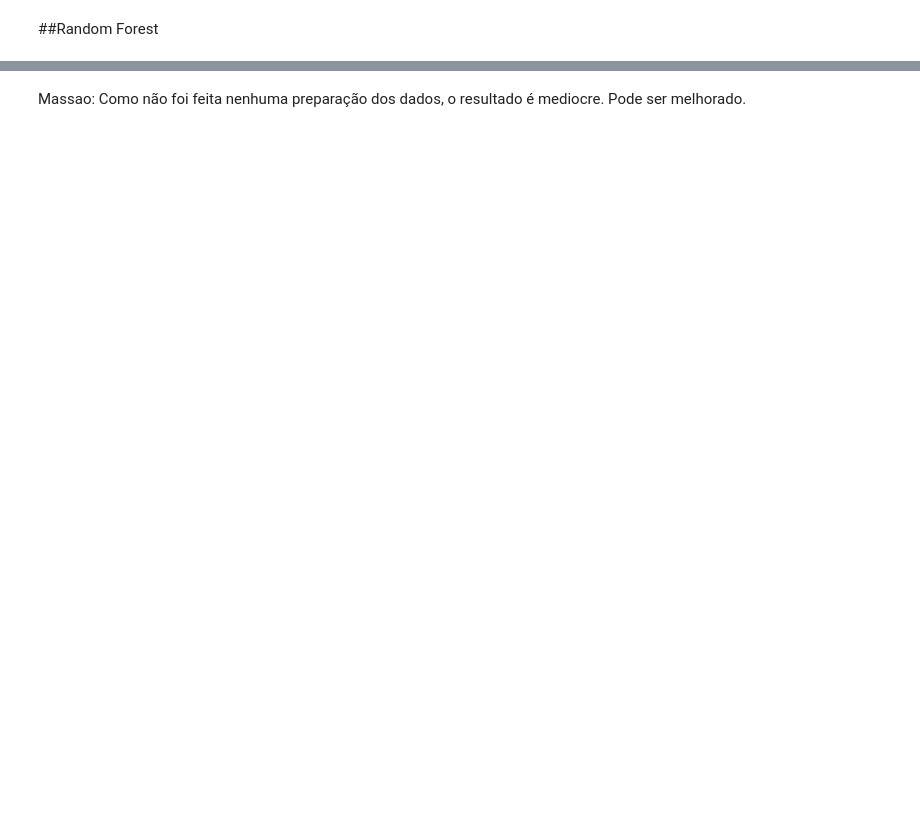
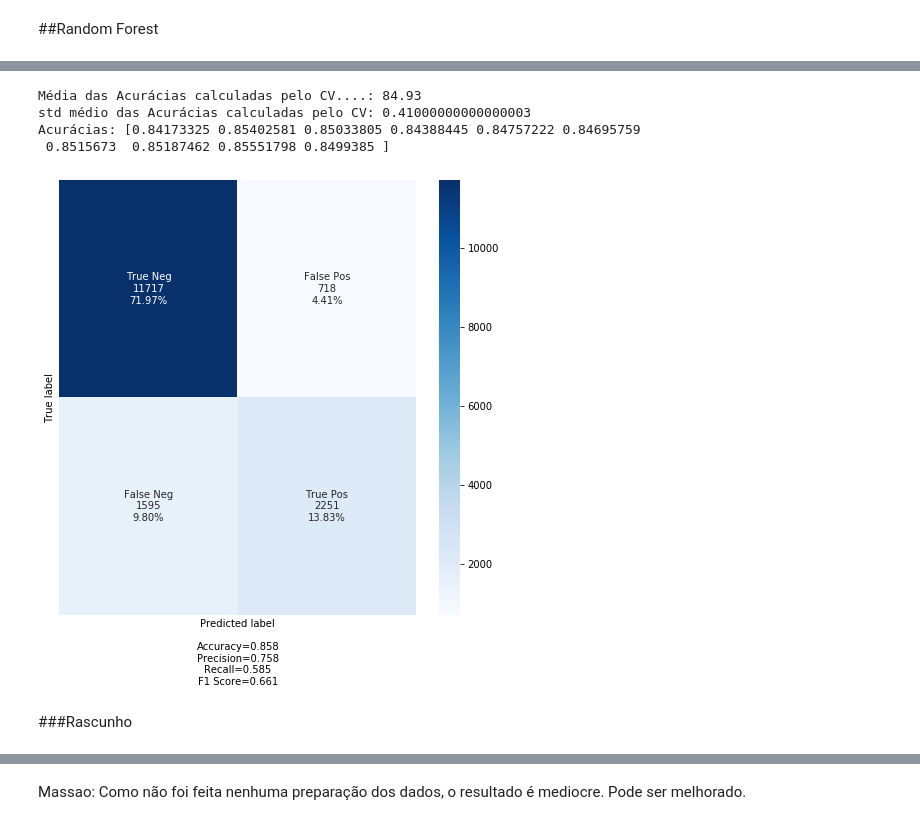
Before and after one commit to massaoHigaskino/DSWP, a Jupyter notebook: dswp_grupo1.ipynb, the cells around one changed output, grey strips where cells are left out. Saved outputs shown, nothing was run; the diff lists cells and outputs as text; code cells hidden in the pictures; blank space fills up the shorter version.

```diff
--- a/dswp_grupo1.ipynb
+++ b/dswp_grupo1.ipynb
@@ -991,3 +1219,14 @@ processRandomForest.start()
+# %%
+processRandomForest = ProcessRandomForest(i_Seed, i_CV, df_50k_X, df_50k_y, df_50k_test_y, df_50k_test_X)
+processRandomForest.start()
+# %% [output]
+Média das Acurácias calculadas pelo CV....: 84.93
+std médio das Acurácias calculadas pelo CV: 0.41000000000000003
+Acurácias: [0.84173325 0.85402581 0.85033805 0.84388445 0.84757222 0.84695759
+ 0.8515673  0.85187462 0.85551798 0.8499385 ]
+[figure, added]
+# %% [markdown]
+###Rascunho
 # %%
 # Instancia...
 Model_RF= RandomForestClassifier(n_estimators=100, min_samples_split= 2, max_features="auto", random_state= i_Seed)
```
Also changed, not shown: parts of 35 cells of this notebook.
